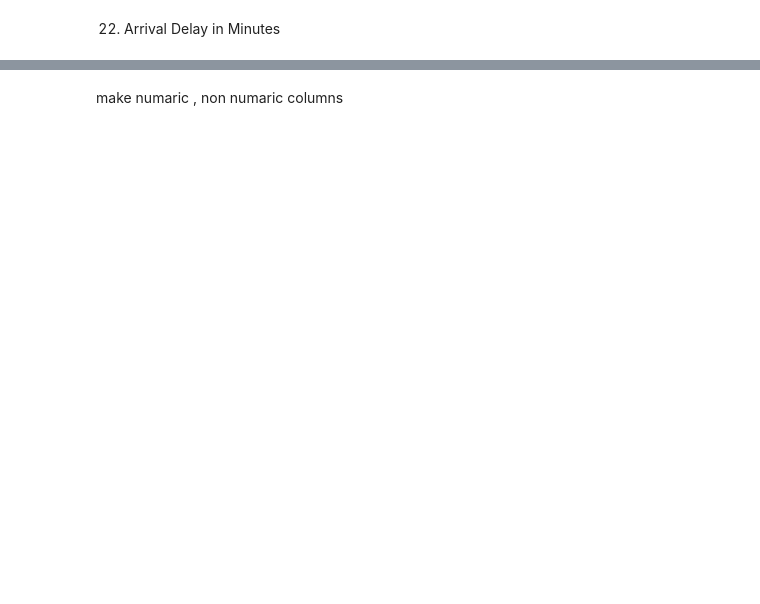
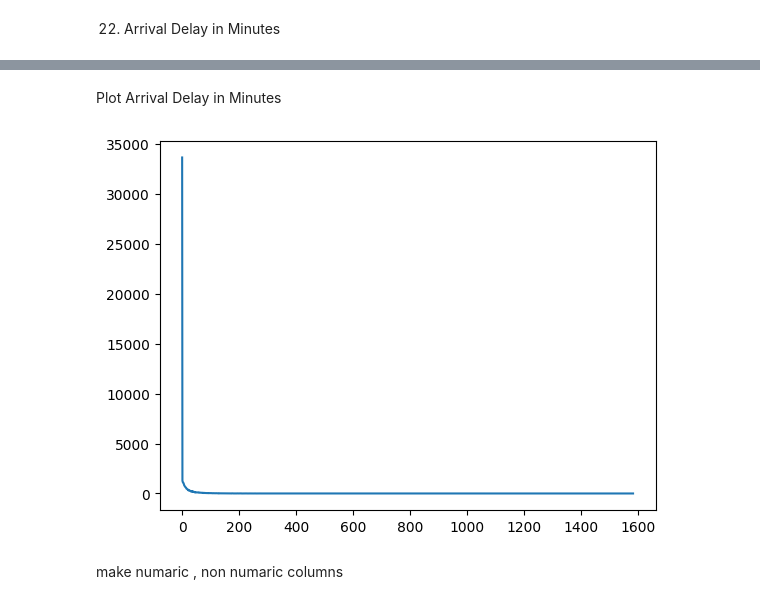
Before and after one commit to zahra121281/AIProjects2023-2024, a Jupyter notebook: DecisionTree/DecisionTree.ipynb, the cells around one changed output, grey strips where cells are left out. Saved outputs shown, nothing was run; the diff lists cells and outputs as text; code cells hidden in the pictures; blank space fills up the shorter version.

```diff
--- a/DecisionTree/DecisionTree.ipynb
+++ b/DecisionTree/DecisionTree.ipynb
@@ -307,3 +334,11 @@ print(train[['Arrival Delay in Minutes' , 'satisfaction']].groupby(['Arrival Del
+# %% [markdown]
+Plot Arrival Delay in Minutes
+# %%
+unique_values,count = np.unique(train["Arrival Delay in Minutes"], return_counts=True)
+plt.plot(unique_values,count)
+plt.show()
+# %% [output]
+[figure, added]
 # %% [markdown]
 make numaric , non numaric columns
 # %%
```
Also changed, not shown: parts of 41 cells of this notebook, 7 other files.
